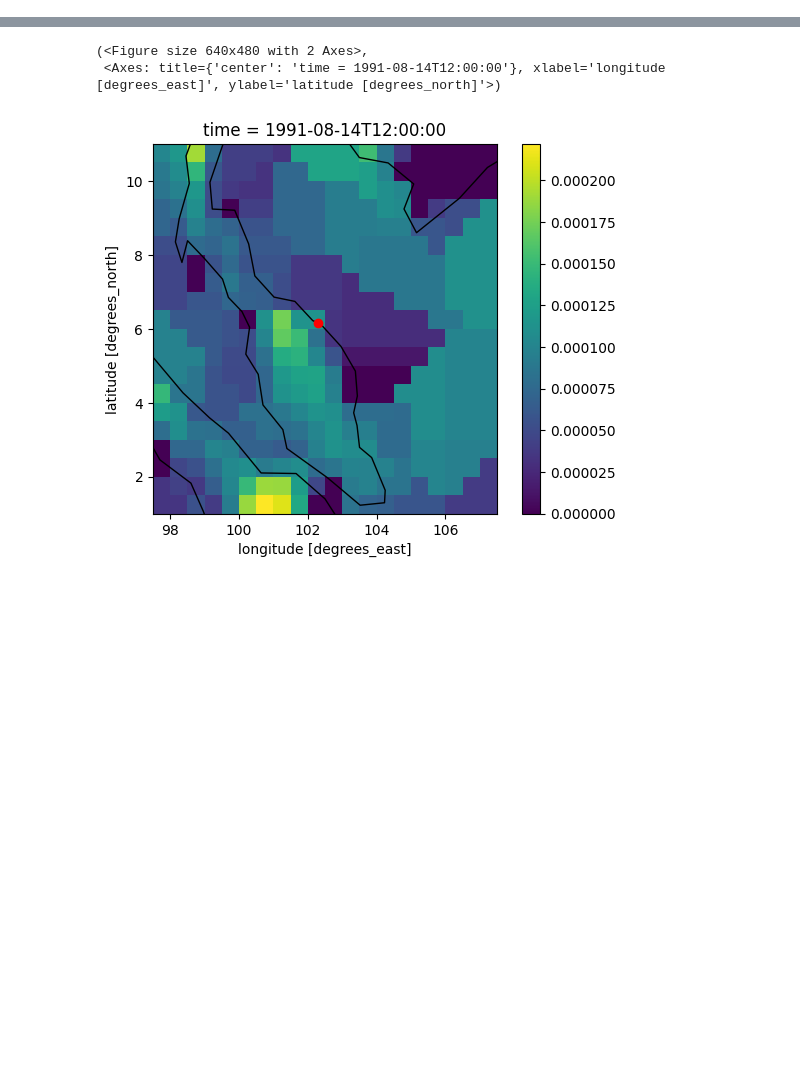
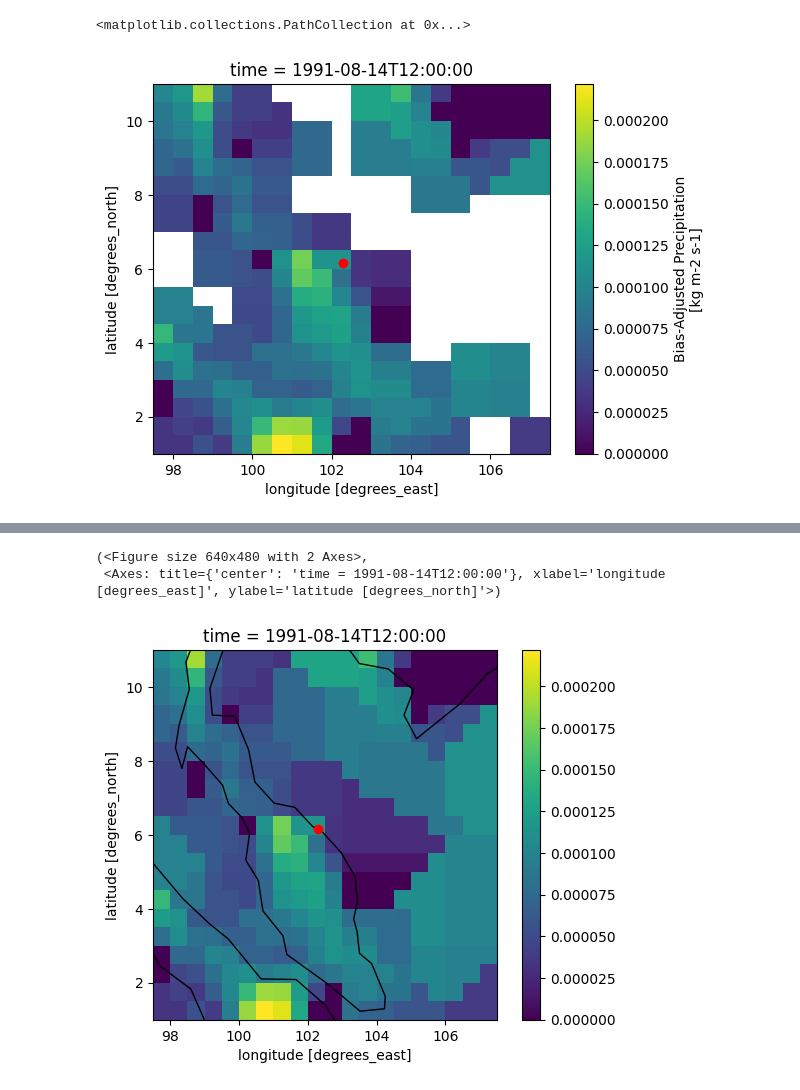
Before and after one commit to JaxtonGray/isoNet_Models, a Jupyter notebook: test.ipynb, the cells around one changed output, grey strips where cells are left out. Drawn from its saved outputs; the diff is of its cells as text; code cells hidden in the pictures; blank space fills up the shorter version.

```diff
--- a/test.ipynb
+++ b/test.ipynb
@@ -23,12 +23,13 @@ antPointDF = badCoords[badCoords.geom_equals_exact(Point(-63.98, -65.08), tolera
 coastPoint = coastPointDF[0]
 antPoint = antPointDF[0]
 # %%
-def find_nearest_valid_grid(ds, point, time, buffer=5):
+def find_nearest_valid_grid(ds, point, time, buffer=5, grid_select=2):
     # Arguments
     # ds: xarray dataset containing the variable of interest (e.g., 'prAdjust')
     # point: shapely Point object with the coordinates of the target location
     # time: the specific time for which to find the nearest valid grid point
     # buffer: the size of the area around the point to consider for finding valid grid points
+    # grid_select: the maximum distance (in grid units) to consider when selecting valid grid points
     # Returns
     # The value of the nearest valid grid point for the specified time
     dsFiltered = ds.sel(
@@ -39,9 +40,13 @@ def find_nearest_valid_grid(ds, point, time, buffer=5):
     mask = np.isnan(dsFiltered.values)
     dist, ids = distance_transform_edt(mask, return_indices=True)
 
+    # Add a condition to only consider points within the specified grid_select distance
+    valid_mask = np.where(dist < grid_select, True, False)
+    mask = np.logical_and(mask, valid_mask)
+
     data = dsFiltered.values.copy()
     data[mask] = data[tuple(ids[:, mask])]
 
-    filled_arr = xr.DataArray(data, coords=dsFiltered.coords, dims=dsFiltered.dims)
+    filled_arr = xr.DataArray(data, coords=dsFiltered.coords, dims=dsFiltered.dims, attrs=dsFiltered.attrs)
 
     return filled_arr, filled_arr.sel(lon=point.x, lat=point.y, method='nearest').values.item()
@@ -47,0 +66,7 @@ def find_nearest_valid_grid(ds, point, time, buffer=5):
+# %%
+test = find_nearest_valid_grid(ds, point, time, buffer=5, grid_select=2)[0]
+test.plot()
+plt.scatter(point.x, point.y, color='red', label='Target Point')
+# %% [output]
+<matplotlib.collections.PathCollection at 0x...>
+[figure, added]
```
Also changed, not shown: parts of 10 cells of this notebook.
